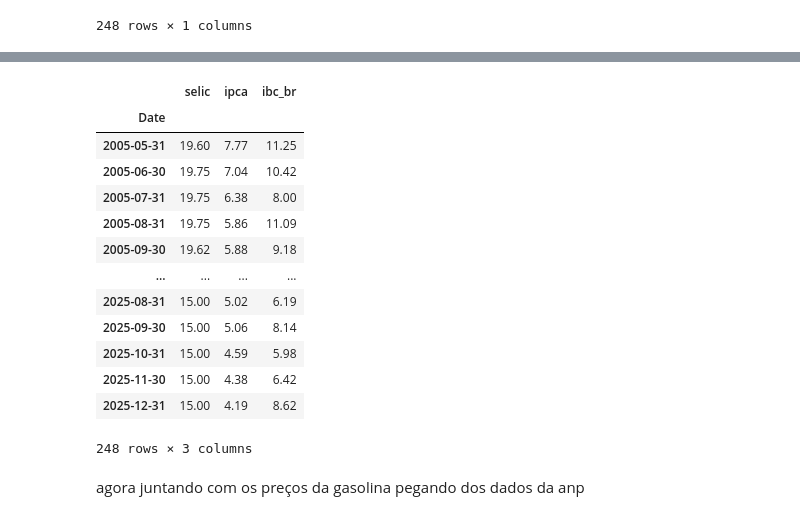
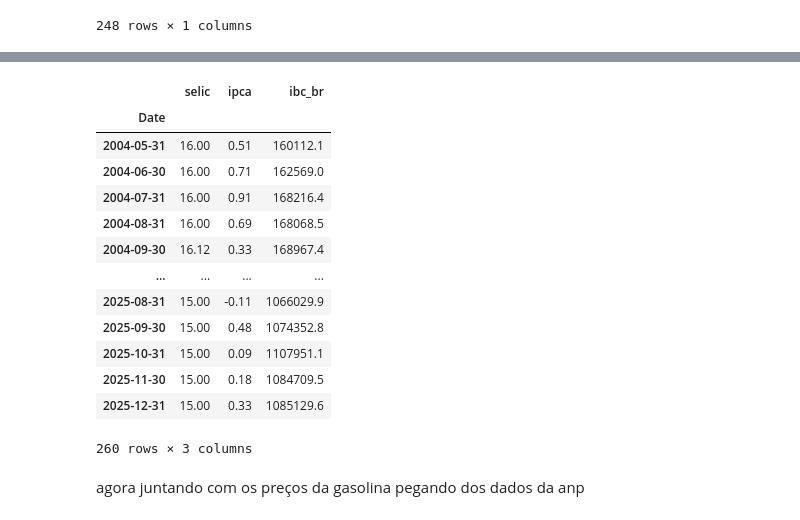
Before and after one commit to iagonmic/VECM-Gasoline-Prices, a Jupyter notebook: etl.ipynb, the cells around one changed output, grey strips where cells are left out. Cells and saved outputs as stored; diff of their text form; code cells hidden in the pictures.

```diff
--- a/etl.ipynb
+++ b/etl.ipynb
@@ -51,7 +51,7 @@ selic = (
     .rename(columns={'432': 'selic'})
     .groupby(pd.Grouper(key='Date', freq='ME'))
     .mean()
-    .query('Date >= "2005-05-31" and Date <= "2026-01-01"')
+    .query('Date >= "2004-05-10" and Date <= "2026-01-01"')
 )
 ibc_br = (
     ibc_br
@@ -115,27 +120,27 @@ selic
 # %%
 df_taxas = (
     selic
-    .merge(ipca12, on='Date')
-    .merge(ibc_br12, on='Date')
+    .merge(ipca, on='Date')
+    .merge(ibc_br, on='Date')
 )
 df_taxas['selic'] = df_taxas['selic'].round(2)
 df_taxas['ibc_br'] = df_taxas['ibc_br'].round(2)
 df_taxas
 # %% [output]
 |  | selic | ipca | ibc_br |
 | Date |  |  |  |
-| 2005-05-31 | 19.60 | 7.77 | 11.25 |
-| 2005-06-30 | 19.75 | 7.04 | 10.42 |
-| 2005-07-31 | 19.75 | 6.38 | 8.00 |
-| 2005-08-31 | 19.75 | 5.86 | 11.09 |
-| 2005-09-30 | 19.62 | 5.88 | 9.18 |
+| 2004-05-31 | 16.00 | 0.51 | 160112.1 |
+| 2004-06-30 | 16.00 | 0.71 | 162569.0 |
+| 2004-07-31 | 16.00 | 0.91 | 168216.4 |
+| 2004-08-31 | 16.00 | 0.69 | 168068.5 |
+| 2004-09-30 | 16.12 | 0.33 | 168967.4 |
 | ... | ... | ... | ... |
-| 2025-08-31 | 15.00 | 5.02 | 6.19 |
-| 2025-09-30 | 15.00 | 5.06 | 8.14 |
-| 2025-10-31 | 15.00 | 4.59 | 5.98 |
-| 2025-11-30 | 15.00 | 4.38 | 6.42 |
-| 2025-12-31 | 15.00 | 4.19 | 8.62 |
+| 2025-08-31 | 15.00 | -0.11 | 1066029.9 |
+| 2025-09-30 | 15.00 | 0.48 | 1074352.8 |
+| 2025-10-31 | 15.00 | 0.09 | 1107951.1 |
+| 2025-11-30 | 15.00 | 0.18 | 1084709.5 |
+| 2025-12-31 | 15.00 | 0.33 | 1085129.6 |
-248 rows × 3 columns
+260 rows × 3 columns
 # %% [markdown]
 agora juntando com os preços da gasolina pegando dos dados da anp
 # %%
```
Also changed, not shown: parts of 3 cells of this notebook, 1 other file.
